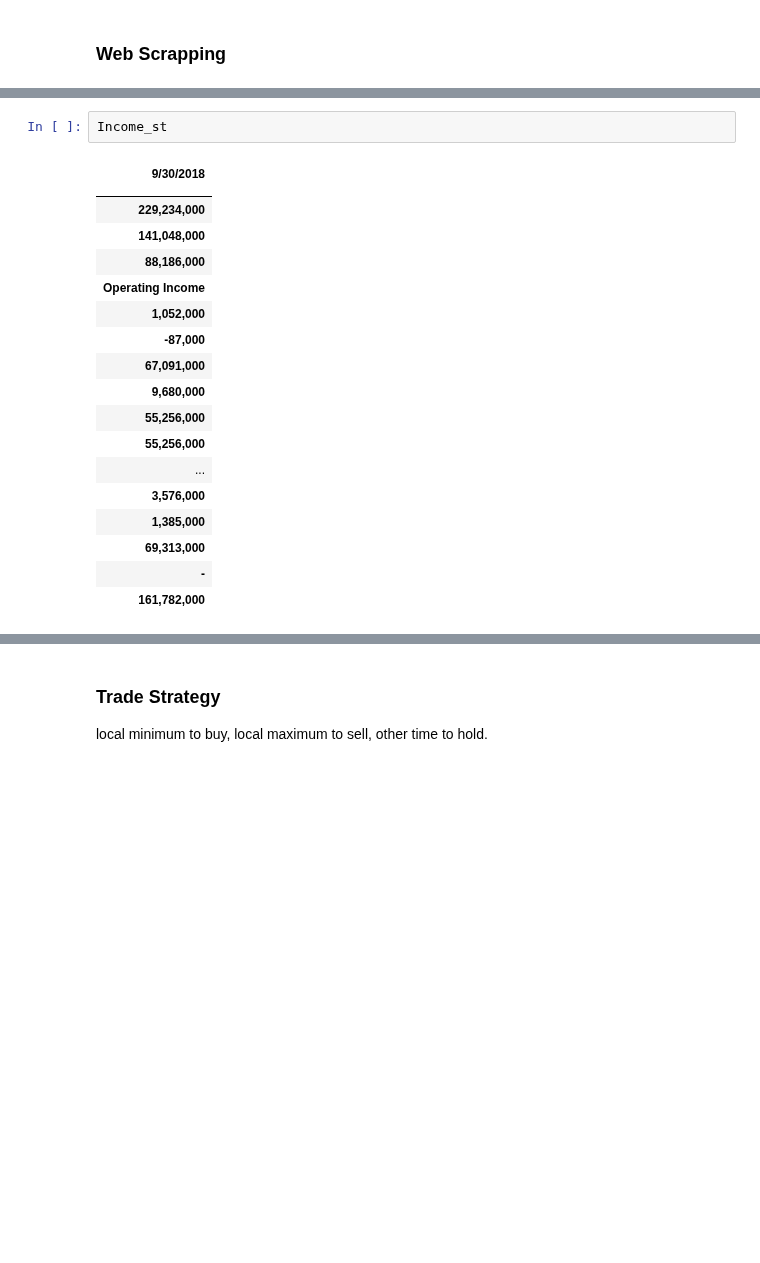
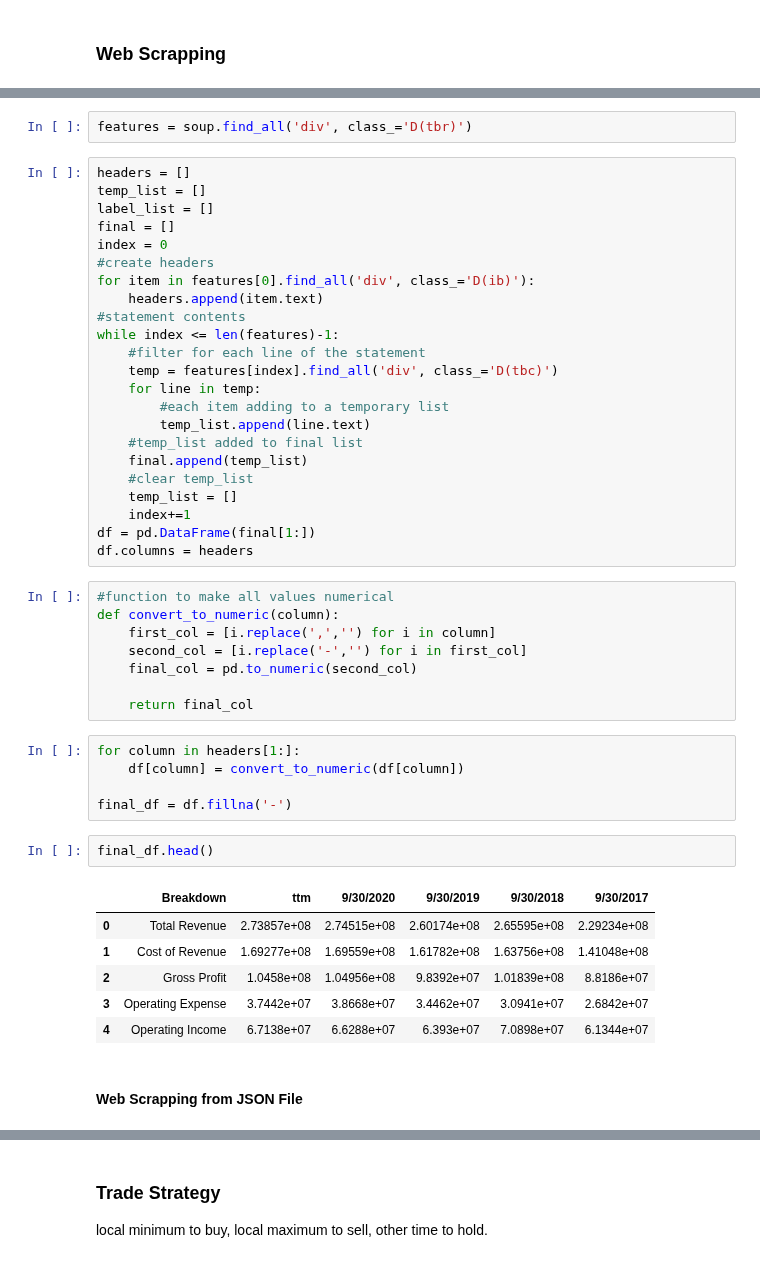
Before and after one commit to ghcn345/Stock-Market-Prediction, a Jupyter notebook: stock_market.ipynb, the cells around one changed output, grey strips where cells are left out. Saved outputs shown, nothing was run; the diff lists cells and outputs as text; blank space fills up the shorter version.

```diff
--- a/stock_market.ipynb
+++ b/stock_market.ipynb
@@ -164,21 +120,49 @@ Income_st = Income_st[Income_st.columns[:-5]] # remove last 5 irrelevant columns
-# %%
-Income_st
-# %% [output]
-| 9/30/2018 |
-|  |
-| 229,234,000 |
-| 141,048,000 |
-| 88,186,000 |
-| Operating Income |
-| 1,052,000 |
-| -87,000 |
-| 67,091,000 |
-| 9,680,000 |
-| 55,256,000 |
-| 55,256,000 |
-| ... |
-| 3,576,000 |
-| 1,385,000 |
-| 69,313,000 |
-| - |
-| 161,782,000 |
+# %%
+features = soup.find_all('div', class_='D(tbr)')
+# %%
+headers = []
+temp_list = []
+label_list = []
+final = []
+index = 0
+#create headers
+for item in features[0].find_all('div', class_='D(ib)'):
+    headers.append(item.text)
+#statement contents
+while index <= len(features)-1:
+    #filter for each line of the statement
+    temp = features[index].find_all('div', class_='D(tbc)')
+    for line in temp:
+        #each item adding to a temporary list
+        temp_list.append(line.text)
+    #temp_list added to final list
+    final.append(temp_list)
+    #clear temp_list
+    temp_list = []
+    index+=1
+df = pd.DataFrame(final[1:])
+df.columns = headers
+# %%
+#function to make all values numerical
+def convert_to_numeric(column):
+    first_col = [i.replace(',','') for i in column]
+    second_col = [i.replace('-','') for i in first_col]
+    final_col = pd.to_numeric(second_col)
+
+    return final_col
+# %%
+for column in headers[1:]:
+    df[column] = convert_to_numeric(df[column])
+
+final_df = df.fillna('-')
+# %%
+final_df.head()
+# %% [output]
+|  | Breakdown | ttm | 9/30/2020 | 9/30/2019 | 9/30/2018 | 9/30/2017 |
+| 0 | Total Revenue | 2.73857e+08 | 2.74515e+08 | 2.60174e+08 | 2.65595e+08 | 2.29234e+08 |
+| 1 | Cost of Revenue | 1.69277e+08 | 1.69559e+08 | 1.61782e+08 | 1.63756e+08 | 1.41048e+08 |
+| 2 | Gross Profit | 1.0458e+08 | 1.04956e+08 | 9.8392e+07 | 1.01839e+08 | 8.8186e+07 |
+| 3 | Operating Expense | 3.7442e+07 | 3.8668e+07 | 3.4462e+07 | 3.0941e+07 | 2.6842e+07 |
+| 4 | Operating Income | 6.7138e+07 | 6.6288e+07 | 6.393e+07 | 7.0898e+07 | 6.1344e+07 |
+# %% [markdown]
+#### Web Scrapping from JSON File
```
Also changed, not shown: parts of 22 cells of this notebook, 7 other files.
